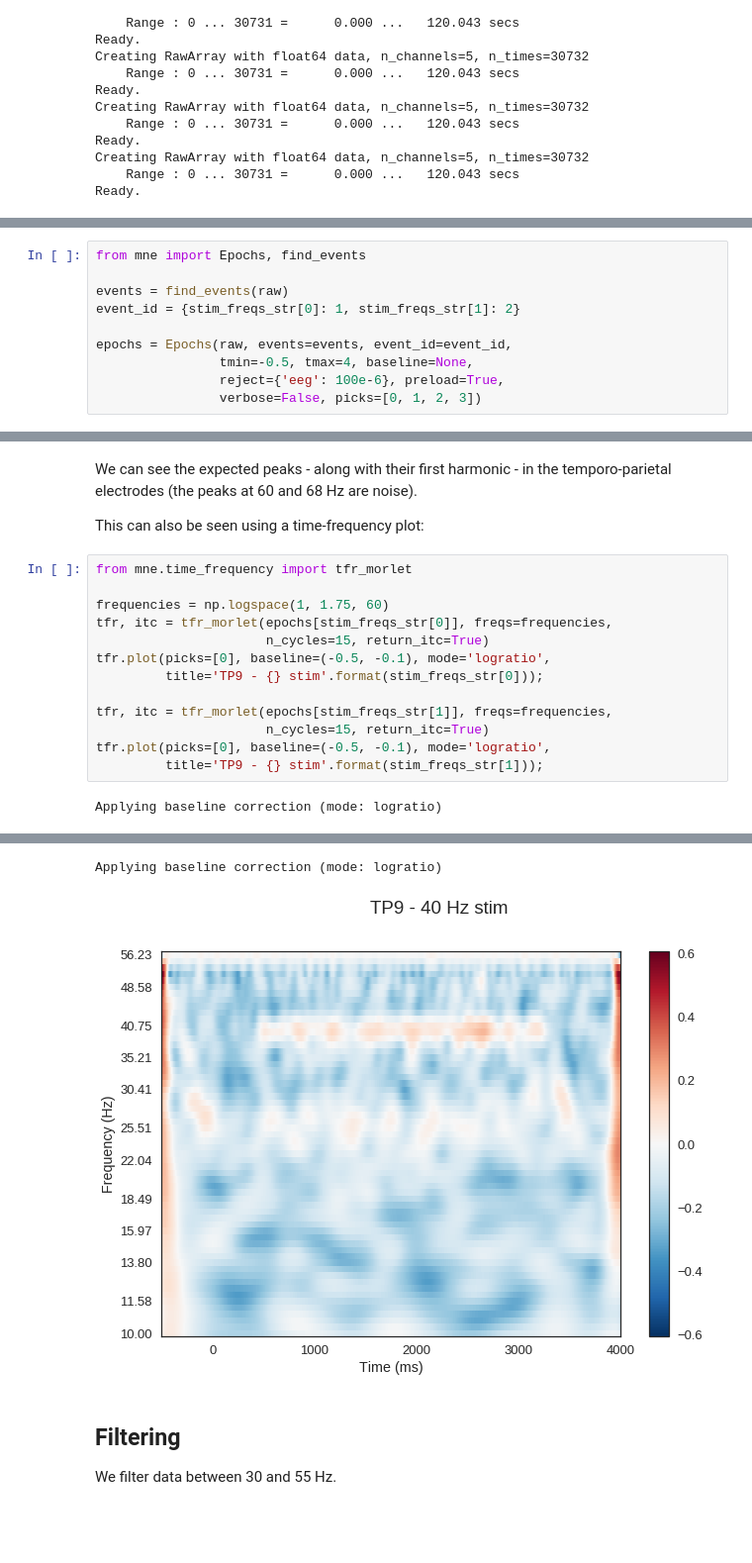
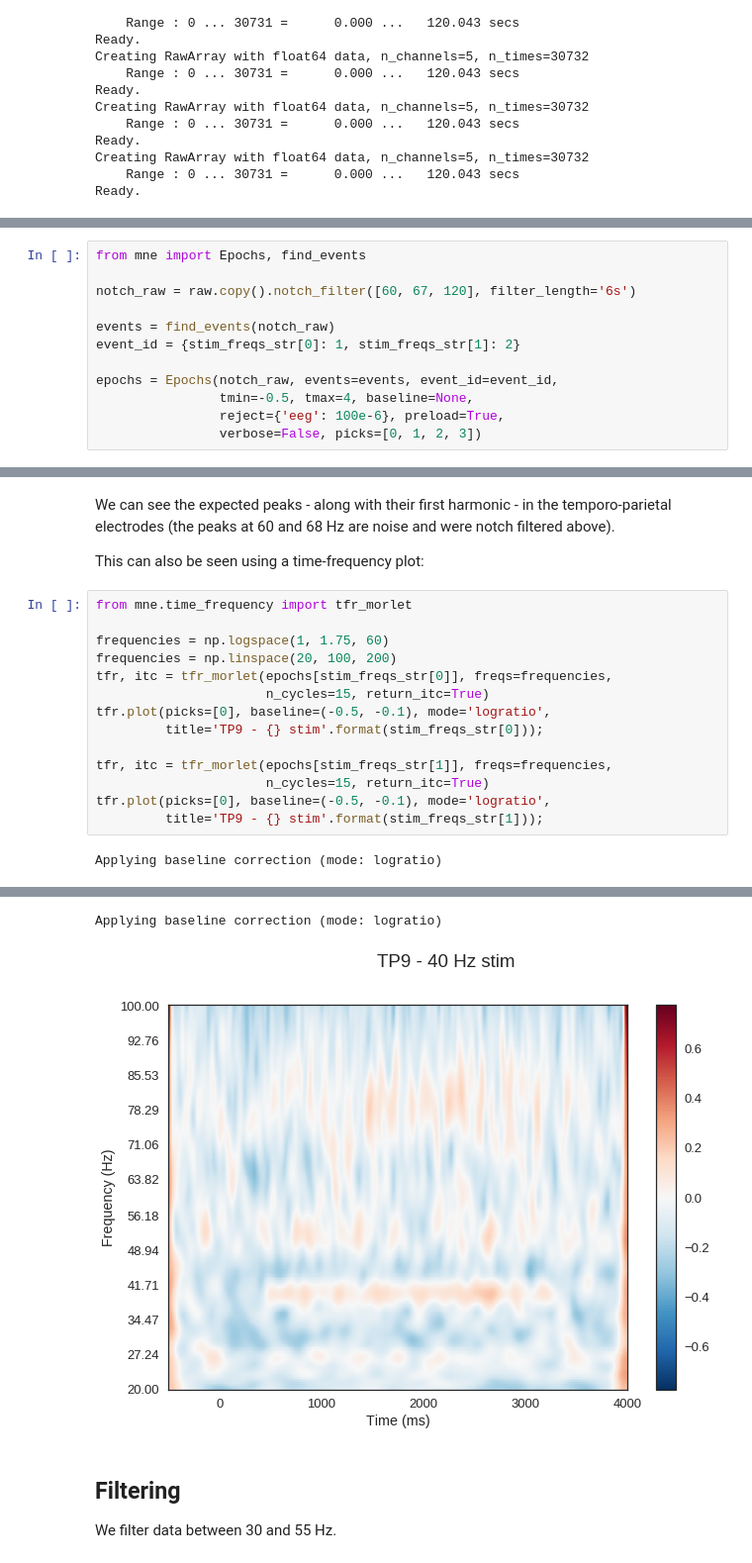
Before and after one commit to alexandrebarachant/muse-lsl, a Jupyter notebook: notebooks/SSAEP with Muse.ipynb, the cells around one changed output, grey strips where cells are left out. Shown at 99% size. Drawn from its saved outputs; the diff is of its cells as text; blank space fills up the shorter version.

Commit message:
adding notch filter before spectral visualization

```diff
--- a/notebooks/SSAEP with Muse.ipynb
+++ b/notebooks/SSAEP with Muse.ipynb
@@ -57,10 +59,12 @@ We epoch the raw data according to the conditions, and visualize the spectrum of
 # %%
 from mne import Epochs, find_events
 
-events = find_events(raw)
+notch_raw = raw.copy().notch_filter([60, 67, 120], filter_length='6s')
+
+events = find_events(notch_raw)
 event_id = {stim_freqs_str[0]: 1, stim_freqs_str[1]: 2}
 
-epochs = Epochs(raw, events=events, event_id=event_id,
+epochs = Epochs(notch_raw, events=events, event_id=event_id,
                 tmin=-0.5, tmax=4, baseline=None,
                 reject={'eeg': 100e-6}, preload=True,
                 verbose=False, picks=[0, 1, 2, 3])
@@ -99,11 +105,12 @@ Effective window size : 4.016 (s)
 # %% [markdown]
-We can see the expected peaks - along with their first harmonic - in the temporo-parietal electrodes (the peaks at 60 and 68 Hz are noise).
+We can see the expected peaks - along with their first harmonic - in the temporo-parietal electrodes (the peaks at 60 and 68 Hz are noise and were notch filtered above).
 
 This can also be seen using a time-frequency plot:
 # %%
 from mne.time_frequency import tfr_morlet
 
 frequencies = np.logspace(1, 1.75, 60)
+frequencies = np.linspace(20, 100, 200)
 tfr, itc = tfr_morlet(epochs[stim_freqs_str[0]], freqs=frequencies,
                       n_cycles=15, return_itc=True)
 tfr.plot(picks=[0], baseline=(-0.5, -0.1), mode='logratio',
@@ -119,5 +126,5 @@ Applying baseline correction (mode: logratio)
 Applying baseline correction (mode: logratio)
-[figure, old version]
+[figure, new version]
 # %% [markdown]
 ## Filtering
 
```
Also changed, not shown: parts of 4 cells of this notebook.
